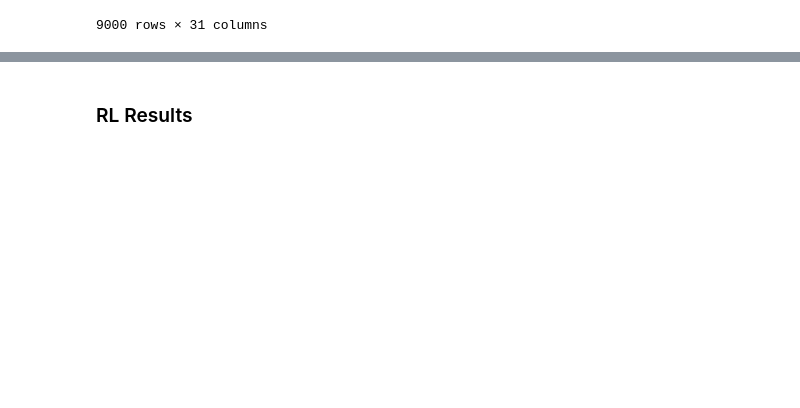
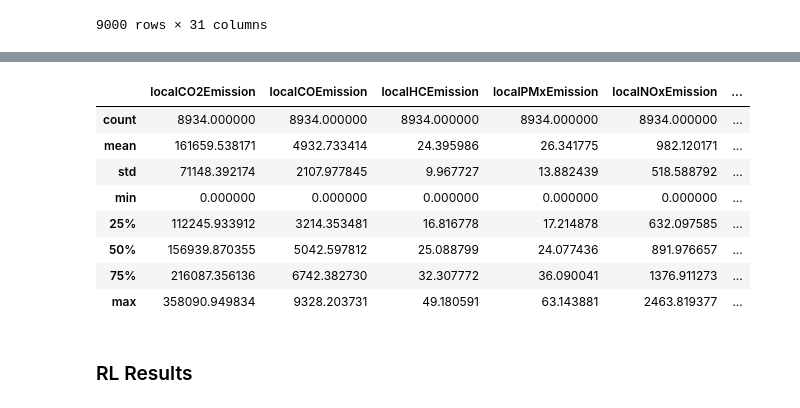
Before and after one commit to karstenk9/rl_traffic_signal_optimization, a Jupyter notebook: notebooks/evaluation_performance.ipynb, the cells around one changed output, grey strips where cells are left out. Cells and saved outputs as stored; diff of their text form; code cells hidden in the pictures; blank space fills up the shorter version.

```diff
--- a/notebooks/evaluation_performance.ipynb
+++ b/notebooks/evaluation_performance.ipynb
@@ -41,3 +45,15 @@ local_fuel_consumption     50818.750915
 dtype: float64
+# %%
+df[['localCO2Emission','localCOEmission','localHCEmission','localPMxEmission','localNOxEmission','localNoiseEmission', 'local_fuel_consumption']].describe()
+# %% [output]
+|  | localCO2Emission | localCOEmission | localHCEmission | localPMxEmission | localNOxEmission | ... |
+| count | 8934.000000 | 8934.000000 | 8934.000000 | 8934.000000 | 8934.000000 | ... |
+| mean | 161659.538171 | 4932.733414 | 24.395986 | 26.341775 | 982.120171 | ... |
+| std | 71148.392174 | 2107.977845 | 9.967727 | 13.882439 | 518.588792 | ... |
+| min | 0.000000 | 0.000000 | 0.000000 | 0.000000 | 0.000000 | ... |
+| 25% | 112245.933912 | 3214.353481 | 16.816778 | 17.214878 | 632.097585 | ... |
+| 50% | 156939.870355 | 5042.597812 | 25.088799 | 24.077436 | 891.976657 | ... |
+| 75% | 216087.356136 | 6742.382730 | 32.307772 | 36.090041 | 1376.911273 | ... |
+| max | 358090.949834 | 9328.203731 | 49.180591 | 63.143881 | 2463.819377 | ... |
 # %% [markdown]
 ### RL Results
```
Also changed, not shown: parts of 14 cells of this notebook, 4 other files.
